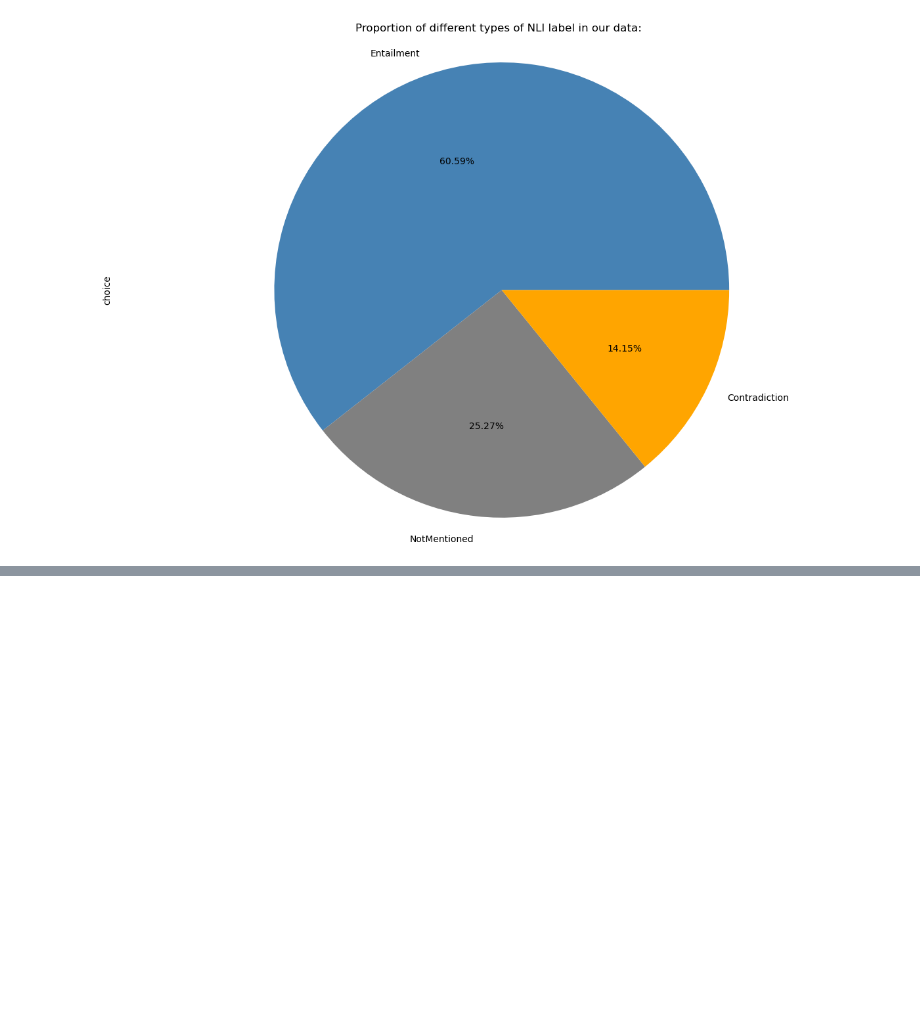
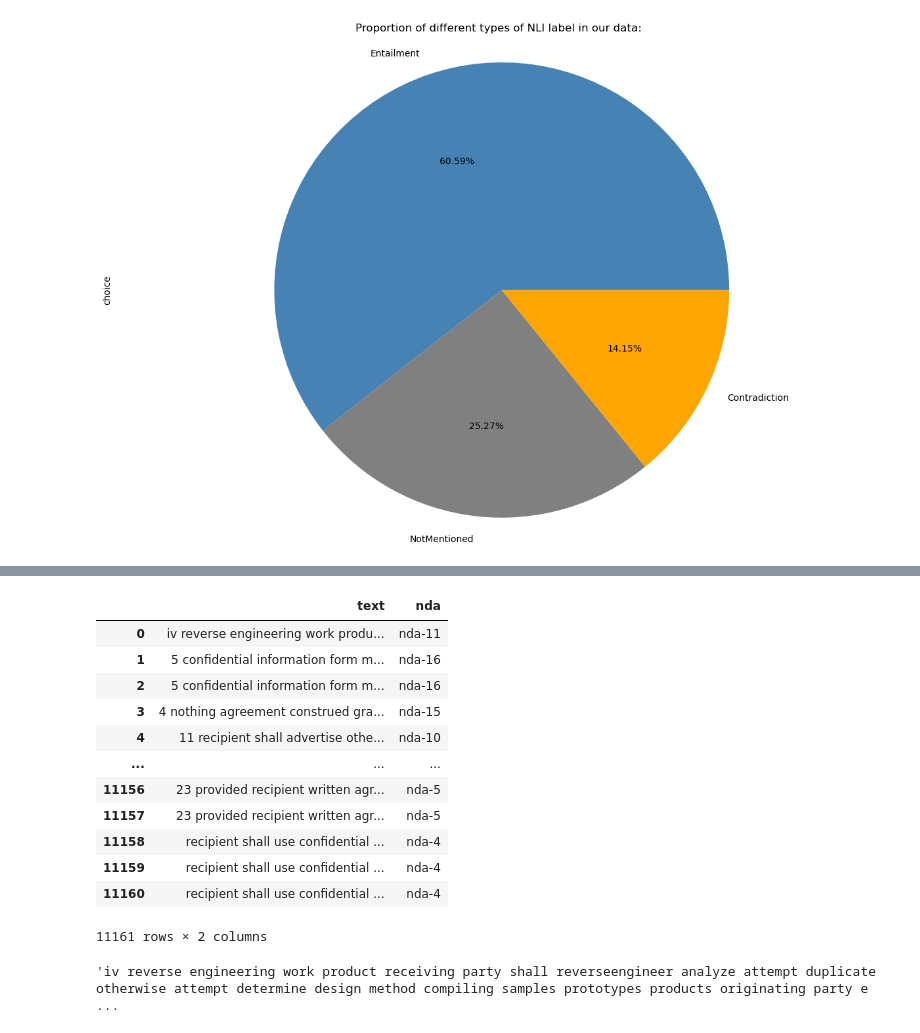
Before and after one commit to sidvsukhi/Text-Summarization-of-T-C, a Jupyter notebook: Project_ContractNLI.ipynb, the cells around one changed output, grey strips where cells are left out. Drawn from its saved outputs; the diff is of its cells as text; code cells hidden in the pictures; blank space fills up the shorter version.

```diff
--- a/Project_ContractNLI.ipynb
+++ b/Project_ContractNLI.ipynb
@@ -328,0 +365,23 @@ plot_nli_label_pie(text_nda_df)
+# %%
+text_nda_df['text'] = text_nda_df['text'].apply(lambda x: preprocess_text(x))
+text_nda_df['text'] = text_nda_df['text'].apply(lambda x: ' '.join(item for item in str(x).split(' ') if item not in stopwords))
+text_nda_df
+# %% [output]
+|  | text | nda |
+| 0 | iv reverse engineering work produ... | nda-11 |
+| 1 | 5 confidential information form m... | nda-16 |
+| 2 | 5 confidential information form m... | nda-16 |
+| 3 | 4 nothing agreement construed gra... | nda-15 |
+| 4 | 11 recipient shall advertise othe... | nda-10 |
+| ... | ... | ... |
+| 11156 | 23 provided recipient written agr... | nda-5 |
+| 11157 | 23 provided recipient written agr... | nda-5 |
+| 11158 | recipient shall use confidential ... | nda-4 |
+| 11159 | recipient shall use confidential ... | nda-4 |
+| 11160 | recipient shall use confidential ... | nda-4 |
+11161 rows × 2 columns
+# %%
+sentences = text_nda_df.text.values.tolist()
+sentences[0]
+# %% [output]
+'iv reverse engineering work product receiving party shall reverseengineer analyze attempt duplicate otherwise attempt determine design method compiling samples prototypes products originating party e ...
```
Also changed, not shown: parts of 15 cells of this notebook, 1 other file.
